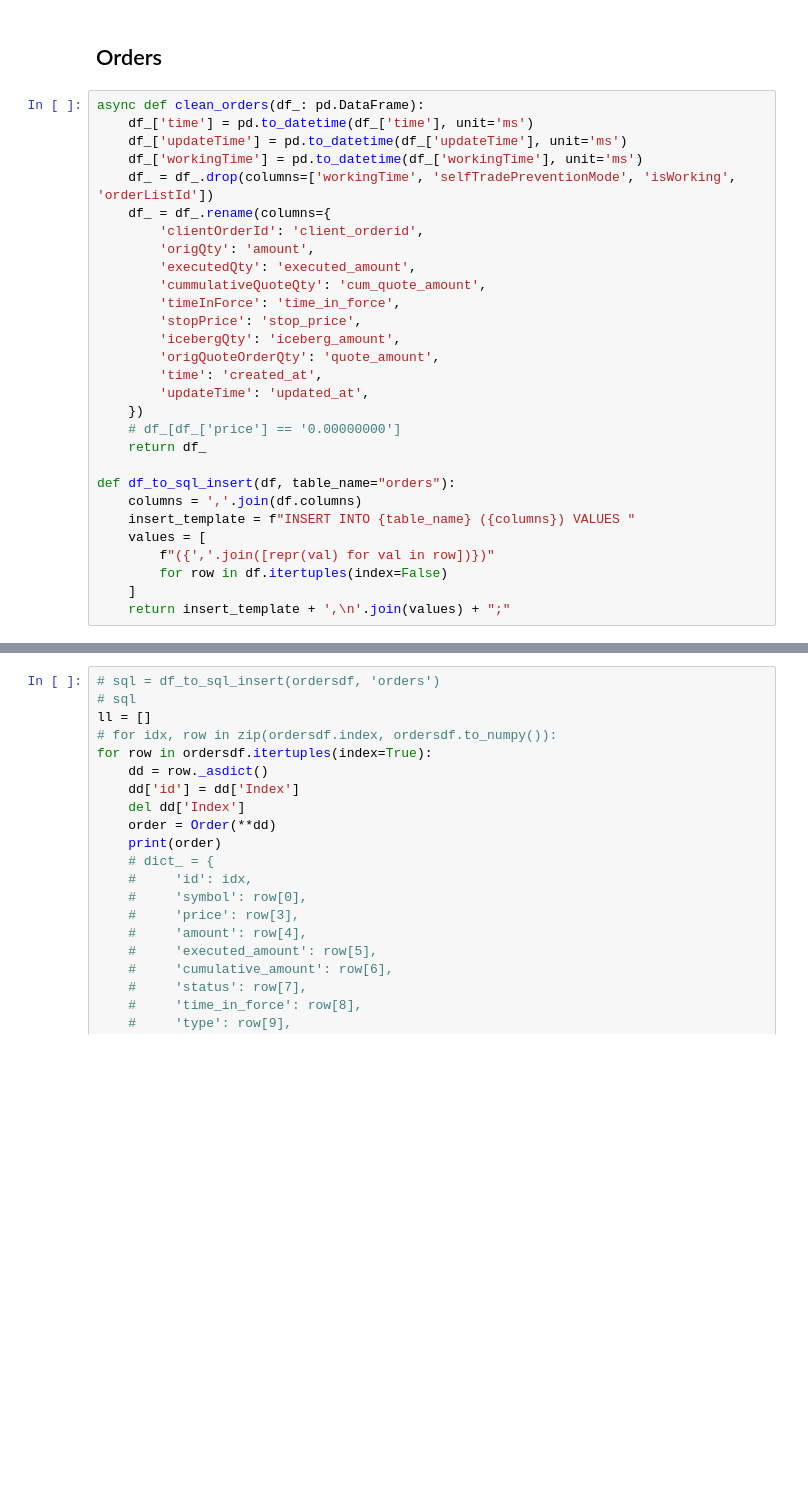
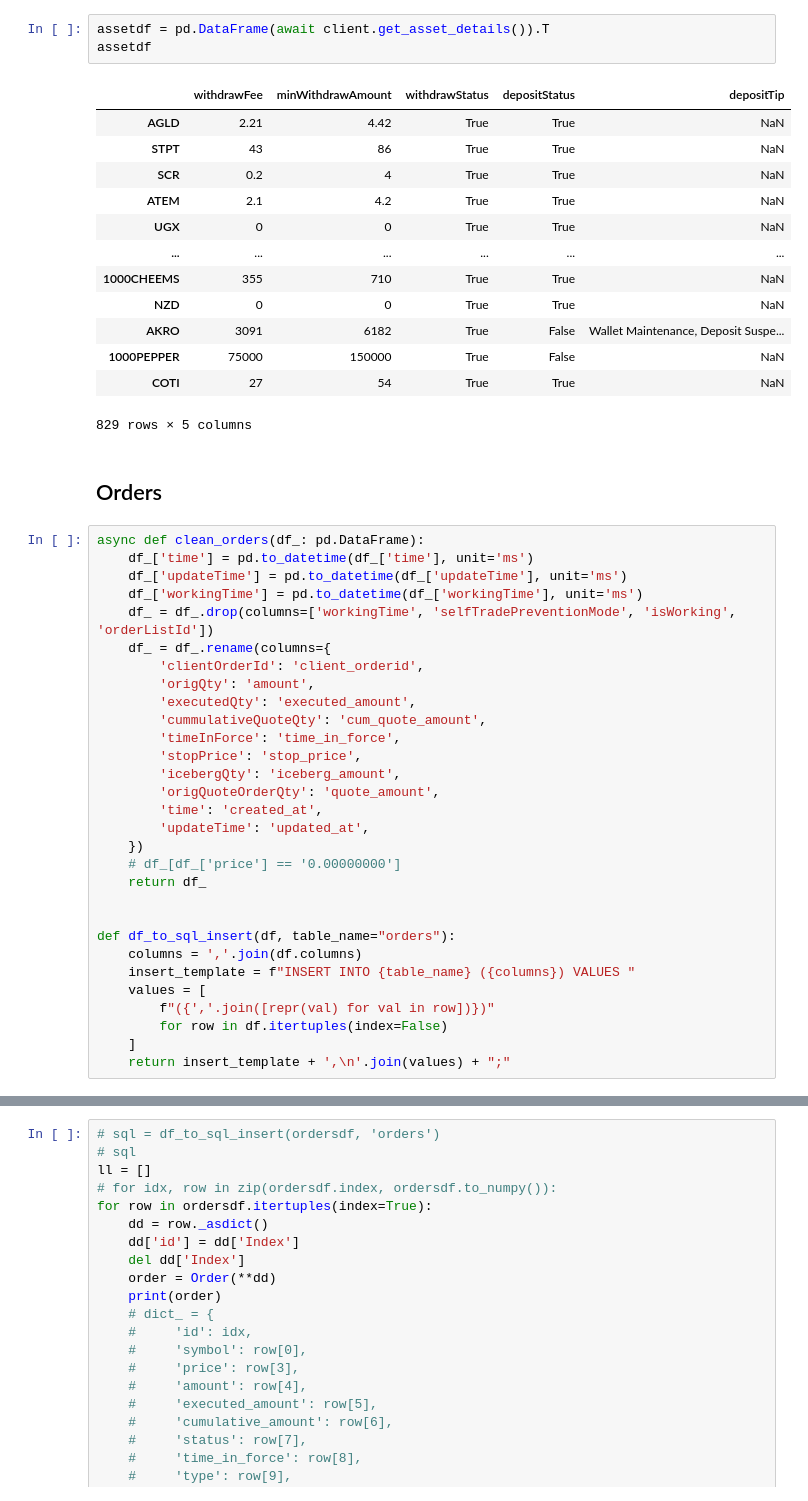
Before and after one commit to enchance/tktor, a Jupyter notebook: dev/scripts/binance1.ipynb, the cells around one changed output, grey strips where cells are left out. Saved outputs shown, nothing was run; the diff lists cells and outputs as text; blank space fills up the shorter version.

```diff
--- a/dev/scripts/binance1.ipynb
+++ b/dev/scripts/binance1.ipynb
@@ -21,3 +42,20 @@ connector: <aiohttp.connector.TCPConnector object at 0x...>
+# %%
+assetdf = pd.DataFrame(await client.get_asset_details()).T
+assetdf
+# %% [output]
+|  | withdrawFee | minWithdrawAmount | withdrawStatus | depositStatus | depositTip |
+| AGLD | 2.21 | 4.42 | True | True | NaN |
+| STPT | 43 | 86 | True | True | NaN |
+| SCR | 0.2 | 4 | True | True | NaN |
+| ATEM | 2.1 | 4.2 | True | True | NaN |
+| UGX | 0 | 0 | True | True | NaN |
+| ... | ... | ... | ... | ... | ... |
+| 1000CHEEMS | 355 | 710 | True | True | NaN |
+| NZD | 0 | 0 | True | True | NaN |
+| AKRO | 3091 | 6182 | True | False | Wallet Maintenance, Deposit Suspe... |
+| 1000PEPPER | 75000 | 150000 | True | False | NaN |
+| COTI | 27 | 54 | True | True | NaN |
+829 rows × 5 columns
 # %% [markdown]
 ## Orders
 # %%
@@ -41,6 +79,7 @@ async def clean_orders(df_: pd.DataFrame):
     # df_[df_['price'] == '0.00000000']
     return df_
 
+
 def df_to_sql_insert(df, table_name="orders"):
     columns = ','.join(df.columns)
     insert_template = f"INSERT INTO {table_name} ({columns}) VALUES "
```
Also changed, not shown: parts of 9 cells of this notebook.
